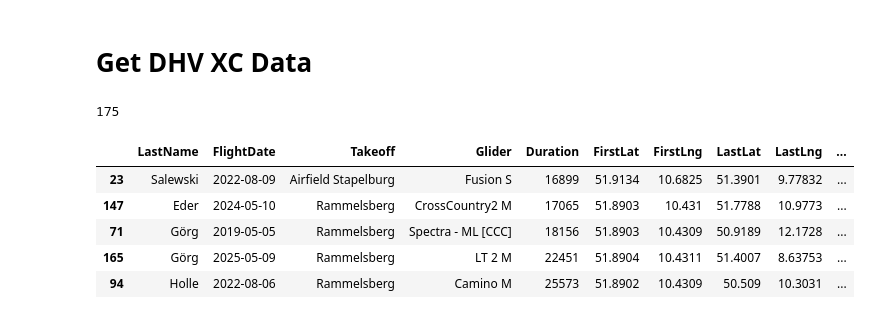
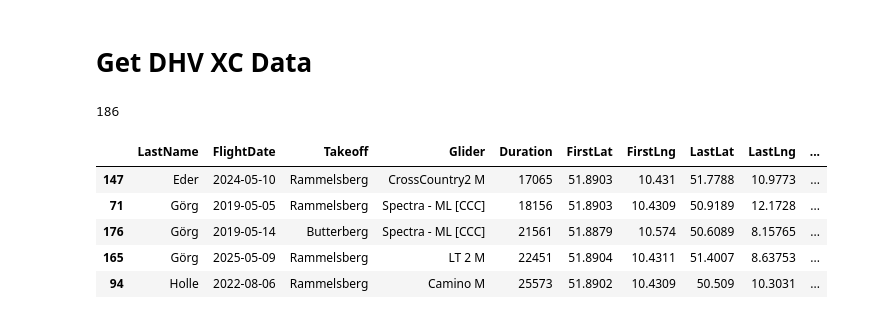
Before and after one commit to rappakos/flugbetrieb-metzingen, a Jupyter notebook: wetter/Harz_landings.ipynb, the cells around one changed output. Drawn from its saved outputs; the diff is of its cells as text; code cells hidden in the pictures.

```diff
--- a/wetter/Harz_landings.ipynb
+++ b/wetter/Harz_landings.ipynb
@@ -15,39 +15,40 @@ places = {
     'Porta': 9712,
     'Lüdingen':9759,
     'Brunsberg': 9844,
     'Kella': 9521,
     'Börry': 9403,
-    'Stapelburg': 9802
+    'Stapelburg': 9802,
+    'Butterberg': 14203
 }
 
 results = []
-for place in ['Stapelburg','Rammelsberg']:
+for place in ['Stapelburg','Rammelsberg', 'Butterberg']:
     limit = PAGE_SIZE
     for year in [2017,2018,2019,2020,2021,2022,2023,2024,2025]:
     #for year in [2024,2025]:
         query = {"navpars":{"start":0,"limit":PAGE_SIZE,"sort":[{"field":"FlightDate","dir":-1},{"field":"BestTaskPoints","dir":-1}]}}
         # for some reason, " is replaced by ' and spaces are added which is replaced by +
         decoded_url = f"https://de.dhv-xc.de/api/fli/flights?y={year}&fkcat%5B%5D=1&fkto%5B%5D={places[place]}&{urllib.parse.urlencode(query,quote_via=urllib.parse.quote_plus).replace('%27', '%22').replace('+', '')}"
         #print(decoded_url)
         r = requests.get(decoded_url)
         if r.status_code==200:
             response = r.json()
             df0 = pd.DataFrame(response['data'])
             #print(df0.columns.values)
             df0=df0[(df0['FirstLat'] > df0['LastLat']) & (df0['LastLat'] < '51.89')] # south of start
             results.extend(df0[[ 'LastName' ,'FlightDate', 'TakeoffWaypointName' , 'Glider' ,'FlightDuration', 'FirstLat','FirstLng','LastLat','LastLng','LandingLocation' ]].values)
 
 
 df_results = pd.DataFrame(results,columns=[ 'LastName' ,'FlightDate','Takeoff', 'Glider' ,'Duration', 'FirstLat','FirstLng','LastLat','LastLng','LandingLocation' ])
 df_results = df_results.astype(dtype= {"Duration":"int64"})
 print(len(df_results))
 df_results.sort_values(by='Duration').tail()
 # %% [output]
-175
+186
 |  | LastName | FlightDate | Takeoff | Glider | Duration | FirstLat | FirstLng | LastLat | LastLng | ... |
-| 23 | Salewski | 2022-08-09 | Airfield Stapelburg | Fusion S | 16899 | 51.9134 | 10.6825 | 51.3901 | 9.77832 | ... |
 | 147 | Eder | 2024-05-10 | Rammelsberg | CrossCountry2 M | 17065 | 51.8903 | 10.431 | 51.7788 | 10.9773 | ... |
 | 71 | Görg | 2019-05-05 | Rammelsberg | Spectra - ML [CCC] | 18156 | 51.8903 | 10.4309 | 50.9189 | 12.1728 | ... |
+| 176 | Görg | 2019-05-14 | Butterberg | Spectra - ML [CCC] | 21561 | 51.8879 | 10.574 | 50.6089 | 8.15765 | ... |
 | 165 | Görg | 2025-05-09 | Rammelsberg | LT 2 M | 22451 | 51.8904 | 10.4311 | 51.4007 | 8.63753 | ... |
 | 94 | Holle | 2022-08-06 | Rammelsberg | Camino M | 25573 | 51.8902 | 10.4309 | 50.509 | 10.3031 | ... |
 # %%
```
Also changed, not shown: parts of 1 cell of this notebook.
